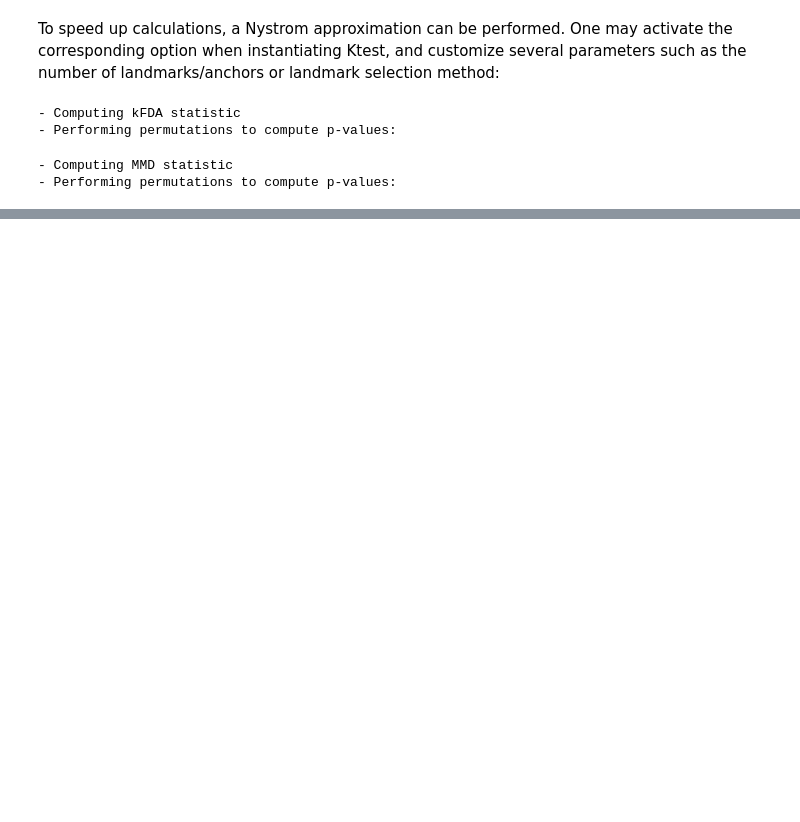
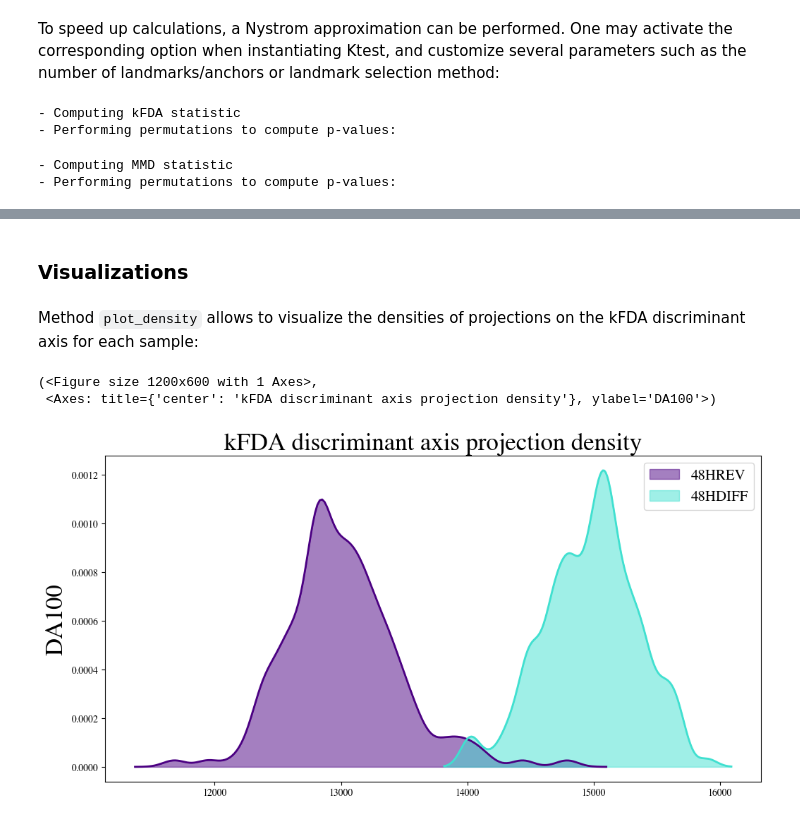
Before and after one commit to LMJL-Alea/ktest, a Jupyter notebook: tutorials/demo_ktest.ipynb, the cells around one changed output, grey strips where cells are left out. Saved outputs shown, nothing was run; the diff lists cells and outputs as text; code cells hidden in the pictures; blank space fills up the shorter version.

Commit message:
Add plots + minor changes

```diff
--- a/tutorials/demo_ktest.ipynb
+++ b/tutorials/demo_ktest.ipynb
@@ -178,0 +181,10 @@ permutation - 0.0.
+# %% [markdown]
+### Visualizations
+# %% [markdown]
+Method `plot_density` allows to visualize the densities of projections on the kFDA discriminant axis for each sample:
+# %%
+kt_1.plot_density()
+# %% [output]
+(<Figure size 1200x600 with 1 Axes>,
+ <Axes: title={'center': 'kFDA discriminant axis projection density'}, ylabel='DA100'>)
+[figure, added]
```
Also changed, not shown: parts of 16 cells of this notebook.
